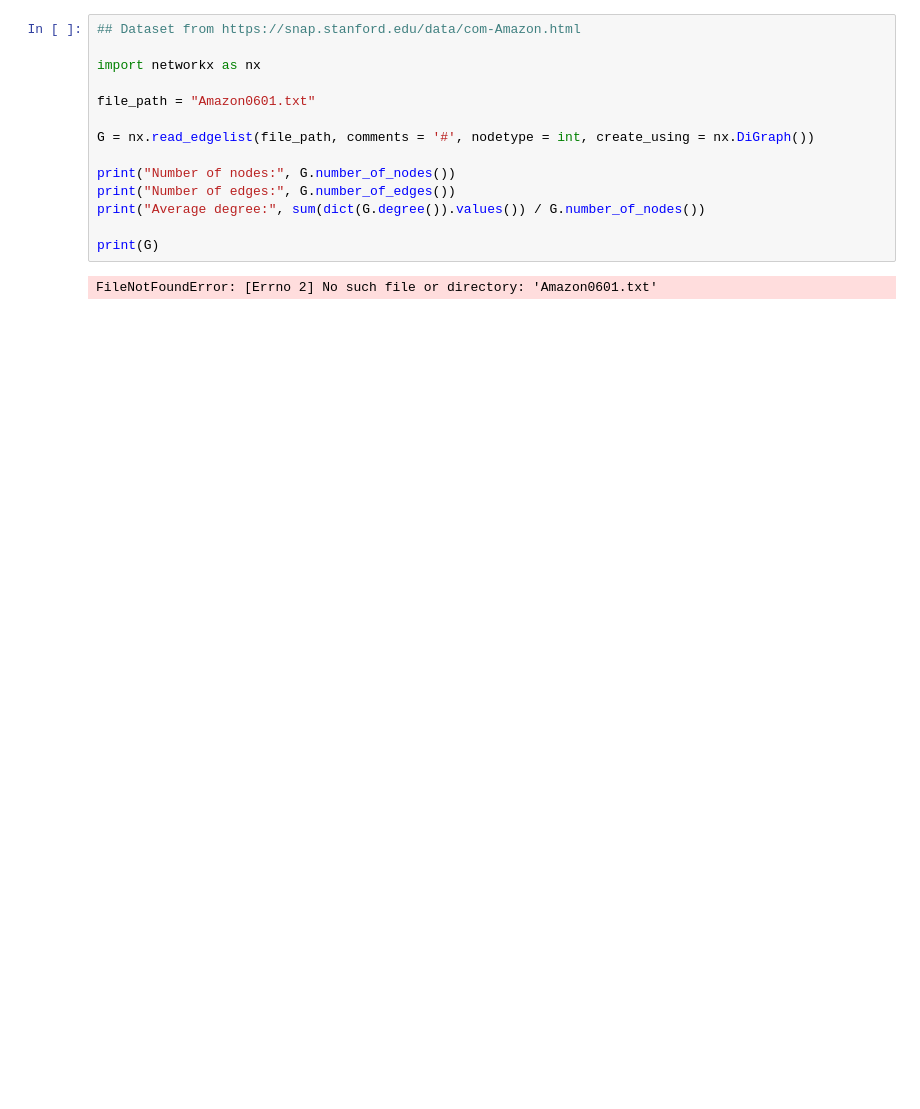
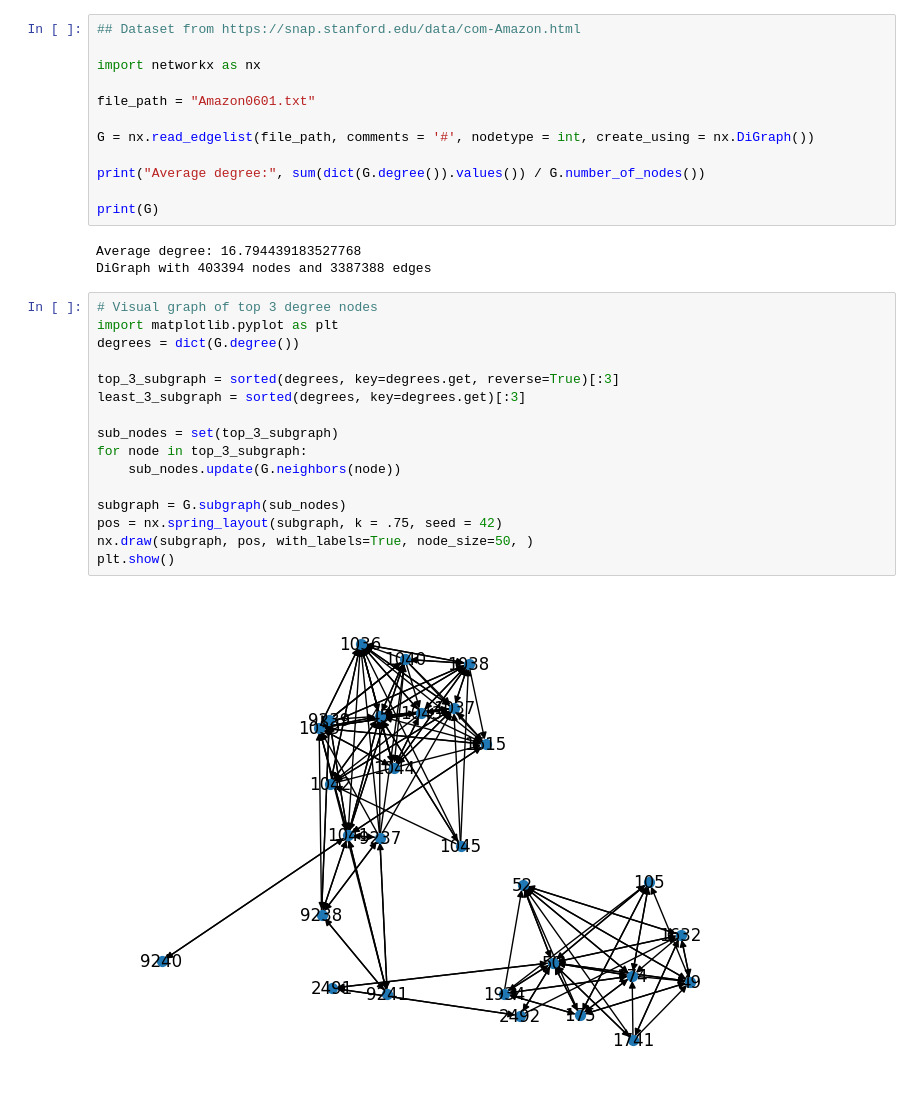
Before and after one commit to Pykietcj11/MSDS730_project, a Jupyter notebook: MSDS730_project_pykiet.ipynb, the cells around one changed output. Saved outputs shown, nothing was run; the diff lists cells and outputs as text; blank space fills up the shorter version.

```diff
--- a/MSDS730_project_pykiet.ipynb
+++ b/MSDS730_project_pykiet.ipynb
@@ -21,10 +25,27 @@ file_path = "Amazon0601.txt"
 
 G = nx.read_edgelist(file_path, comments = '#', nodetype = int, create_using = nx.DiGraph())
 
-print("Number of nodes:", G.number_of_nodes())
-print("Number of edges:", G.number_of_edges())
 print("Average degree:", sum(dict(G.degree()).values()) / G.number_of_nodes())
 
 print(G)
 # %% [output]
-FileNotFoundError: [Errno 2] No such file or directory: 'Amazon0601.txt'
+Average degree: 16.794439183527768
+DiGraph with 403394 nodes and 3387388 edges
+# %%
+# Visual graph of top 3 degree nodes
+import matplotlib.pyplot as plt
+degrees = dict(G.degree())
+
+top_3_subgraph = sorted(degrees, key=degrees.get, reverse=True)[:3]
+least_3_subgraph = sorted(degrees, key=degrees.get)[:3]
+
+sub_nodes = set(top_3_subgraph)
+for node in top_3_subgraph:
+    sub_nodes.update(G.neighbors(node))
+
+subgraph = G.subgraph(sub_nodes)
+pos = nx.spring_layout(subgraph, k = .75, seed = 42)
+nx.draw(subgraph, pos, with_labels=True, node_size=50, )
+plt.show()
+# %% [output]
+[figure, added]
```
Also changed, not shown: parts of 15 cells of this notebook.
